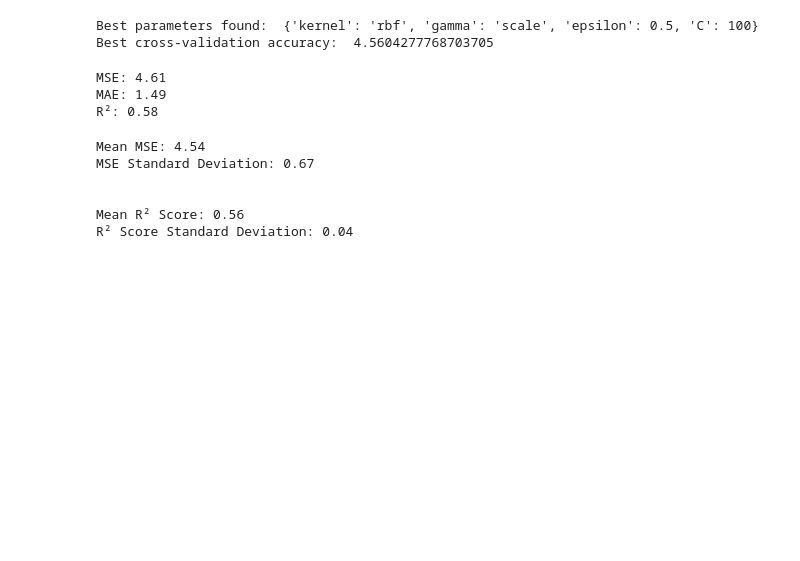
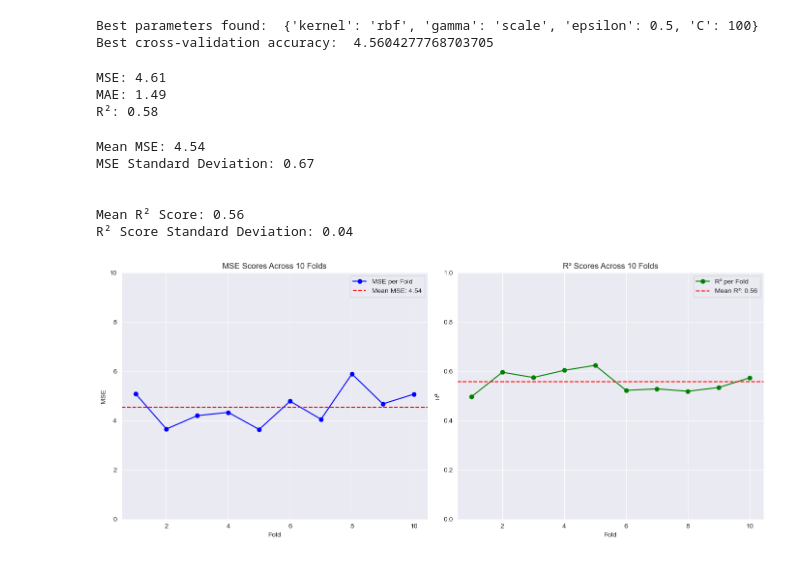
Before and after one commit to CloudSkytec/ML-CW1, a Jupyter notebook: DGZ/abalone.ipynb, the cells around one changed output. Saved outputs shown, nothing was run; the diff lists cells and outputs as text; code cells hidden in the pictures; blank space fills up the shorter version.

Commit message:
update 10-fold cv MSE & R2 line graph

```diff
--- a/DGZ/abalone.ipynb
+++ b/DGZ/abalone.ipynb
@@ -213,3 +213,32 @@ MSE Standard Deviation: 0.67
 
 Mean R² Score: 0.56
 R² Score Standard Deviation: 0.04
+# %%
+plt.figure(figsize=(14, 6))
+
+# MSE
+plt.subplot(1, 2, 1)
+plt.plot(range(1, 11), mse_scores, marker='o', linestyle='-', color='b', label='MSE per Fold')
+plt.axhline(y=mse_scores.mean(), color='r', linestyle='--', label=f'Mean MSE: {mse_scores.mean():.2f}')
+plt.title('MSE Scores Across 10 Folds')
+plt.xlabel('Fold')
+plt.ylabel('MSE')
+plt.ylim([0, 10])
+plt.legend()
+plt.grid(True)
+
+# R2
+plt.subplot(1, 2, 2)
+plt.plot(range(1, 11), r2_scores, marker='o', linestyle='-', color='g', label='R² per Fold')
+plt.axhline(y=r2_scores.mean(), color='r', linestyle='--', label=f'Mean R²: {r2_scores.mean():.2f}')
+plt.title('R² Scores Across 10 Folds')
+plt.xlabel('Fold')
+plt.ylabel('R²')
+plt.ylim([0, 1])
+plt.legend()
+plt.grid(True)
+
+plt.tight_layout()
+plt.show()
+# %% [output]
+[figure, added]
```
